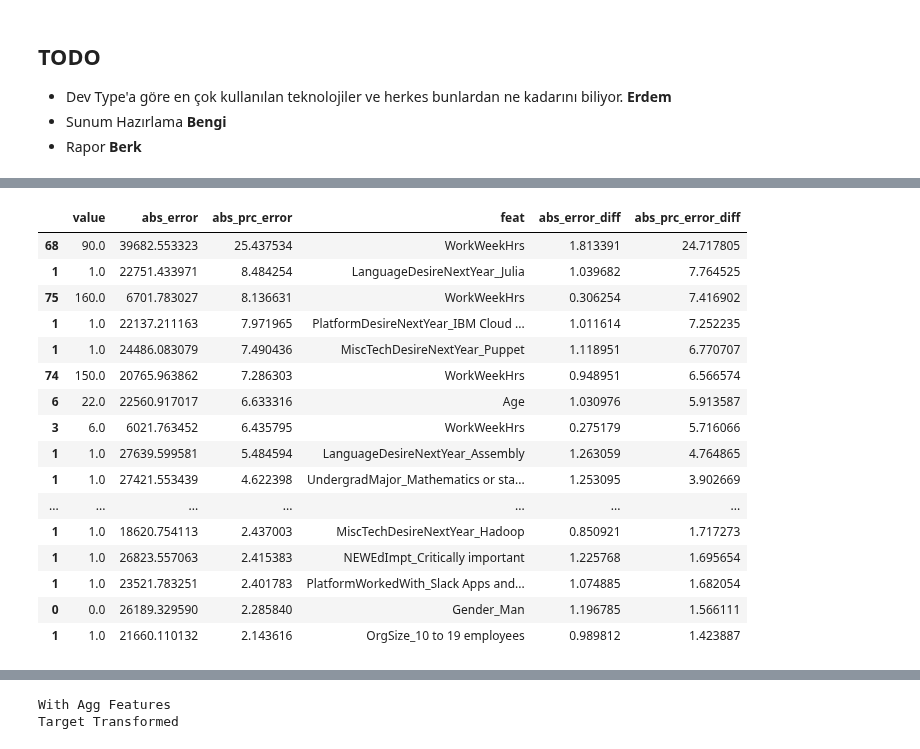
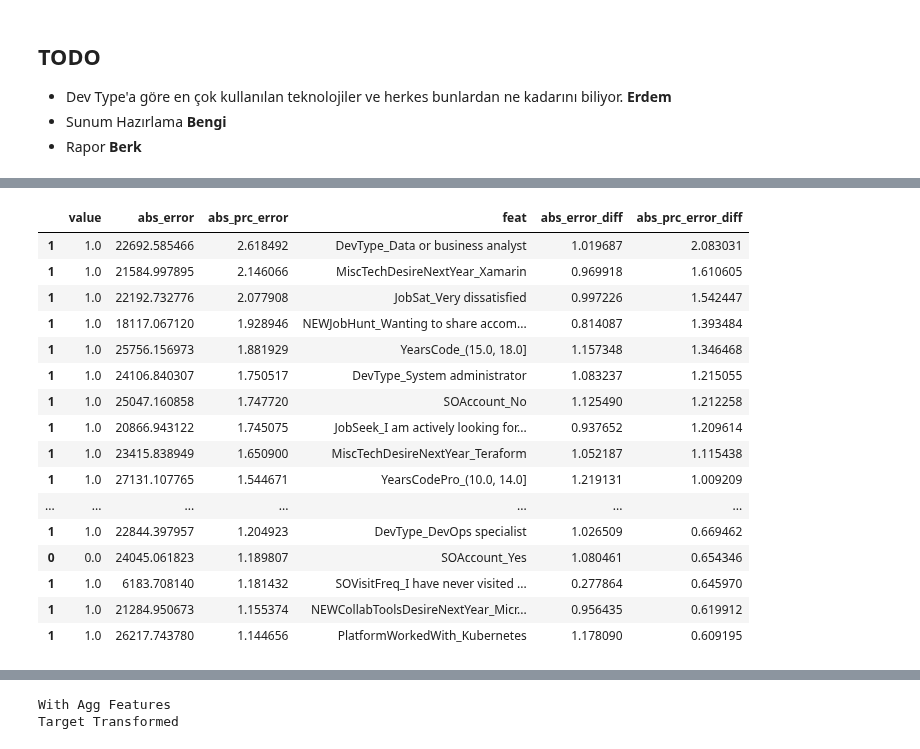
Before and after one commit to erdemsirel/ozu_data_science, a Jupyter notebook: DS 555 - Data Science & Strategy/ds555-project/notebooks/ds555_project-Modelling.ipynb, the cells around one changed output, grey strips where cells are left out. Drawn from its saved outputs; the diff is of its cells as text; code cells hidden in the pictures.

```diff
--- a/DS 555 - Data Science & Strategy/ds555-project/notebooks/ds555_project-Modelling.ipynb
+++ b/DS 555 - Data Science & Strategy/ds555-project/notebooks/ds555_project-Modelling.ipynb
@@ -119,7 +119,7 @@ def load_processed_data(force_processing=False):
 
     return data
 
-data = load_processed_data(force_processing=False)
+data = load_processed_data(force_processing=True)
 # %% [output]
 64461 Rows.
 21934 Rows.
@@ -512,3 +517,5 @@ Target Transformed
 # %%
-results = run(exclude_columns=None, name="Initial Run + remove high error features", transform_target=True)
+results = run(exclude_columns=None, name="Initial Run + binning",
+              transform_target=True,
+              columns_to_bin=["Age1stCode", "Age", "YearsCodePro", "YearsCode"])
 results
@@ -515,20 +535,20 @@ results
 # %%
-results.iloc[0, results.columns.get_loc("residuals")].sort_values("abs_prc_error_diff", ascending=False).head(30)
+results.iloc[0, results.columns.get_loc("residuals")].sort_values("abs_prc_error_diff", ascending=False).head(20)
 # %% [output]
 |  | value | abs_error | abs_prc_error | feat | abs_error_diff | abs_prc_error_diff |
-| 68 | 90.0 | 39682.553323 | 25.437534 | WorkWeekHrs | 1.813391 | 24.717805 |
-| 1 | 1.0 | 22751.433971 | 8.484254 | LanguageDesireNextYear_Julia | 1.039682 | 7.764525 |
-| 75 | 160.0 | 6701.783027 | 8.136631 | WorkWeekHrs | 0.306254 | 7.416902 |
-| 1 | 1.0 | 22137.211163 | 7.971965 | PlatformDesireNextYear_IBM Cloud ... | 1.011614 | 7.252235 |
-| 1 | 1.0 | 24486.083079 | 7.490436 | MiscTechDesireNextYear_Puppet | 1.118951 | 6.770707 |
-| 74 | 150.0 | 20765.963862 | 7.286303 | WorkWeekHrs | 0.948951 | 6.566574 |
-| 6 | 22.0 | 22560.917017 | 6.633316 | Age | 1.030976 | 5.913587 |
-| 3 | 6.0 | 6021.763452 | 6.435795 | WorkWeekHrs | 0.275179 | 5.716066 |
-| 1 | 1.0 | 27639.599581 | 5.484594 | LanguageDesireNextYear_Assembly | 1.263059 | 4.764865 |
-| 1 | 1.0 | 27421.553439 | 4.622398 | UndergradMajor_Mathematics or sta... | 1.253095 | 3.902669 |
+| 1 | 1.0 | 22692.585466 | 2.618492 | DevType_Data or business analyst | 1.019687 | 2.083031 |
+| 1 | 1.0 | 21584.997895 | 2.146066 | MiscTechDesireNextYear_Xamarin | 0.969918 | 1.610605 |
+| 1 | 1.0 | 22192.732776 | 2.077908 | JobSat_Very dissatisfied | 0.997226 | 1.542447 |
+| 1 | 1.0 | 18117.067120 | 1.928946 | NEWJobHunt_Wanting to share accom... | 0.814087 | 1.393484 |
+| 1 | 1.0 | 25756.156973 | 1.881929 | YearsCode_(15.0, 18.0] | 1.157348 | 1.346468 |
+| 1 | 1.0 | 24106.840307 | 1.750517 | DevType_System administrator | 1.083237 | 1.215055 |
+| 1 | 1.0 | 25047.160858 | 1.747720 | SOAccount_No | 1.125490 | 1.212258 |
+| 1 | 1.0 | 20866.943122 | 1.745075 | JobSeek_I am actively looking for... | 0.937652 | 1.209614 |
+| 1 | 1.0 | 23415.838949 | 1.650900 | MiscTechDesireNextYear_Teraform | 1.052187 | 1.115438 |
+| 1 | 1.0 | 27131.107765 | 1.544671 | YearsCodePro_(10.0, 14.0] | 1.219131 | 1.009209 |
 | ... | ... | ... | ... | ... | ... | ... |
-| 1 | 1.0 | 18620.754113 | 2.437003 | MiscTechDesireNextYear_Hadoop | 0.850921 | 1.717273 |
-| 1 | 1.0 | 26823.557063 | 2.415383 | NEWEdImpt_Critically important | 1.225768 | 1.695654 |
-| 1 | 1.0 | 23521.783251 | 2.401783 | PlatformWorkedWith_Slack Apps and... | 1.074885 | 1.682054 |
-| 0 | 0.0 | 26189.329590 | 2.285840 | Gender_Man | 1.196785 | 1.566111 |
-| 1 | 1.0 | 21660.110132 | 2.143616 | OrgSize_10 to 19 employees | 0.989812 | 1.423887 |
+| 1 | 1.0 | 22844.397957 | 1.204923 | DevType_DevOps specialist | 1.026509 | 0.669462 |
+| 0 | 0.0 | 24045.061823 | 1.189807 | SOAccount_Yes | 1.080461 | 0.654346 |
+| 1 | 1.0 | 6183.708140 | 1.181432 | SOVisitFreq_I have never visited ... | 0.277864 | 0.645970 |
+| 1 | 1.0 | 21284.950673 | 1.155374 | NEWCollabToolsDesireNextYear_Micr... | 0.956435 | 0.619912 |
+| 1 | 1.0 | 26217.743780 | 1.144656 | PlatformWorkedWith_Kubernetes | 1.178090 | 0.609195 |
```
Also changed, not shown: parts of 9 cells of this notebook.
